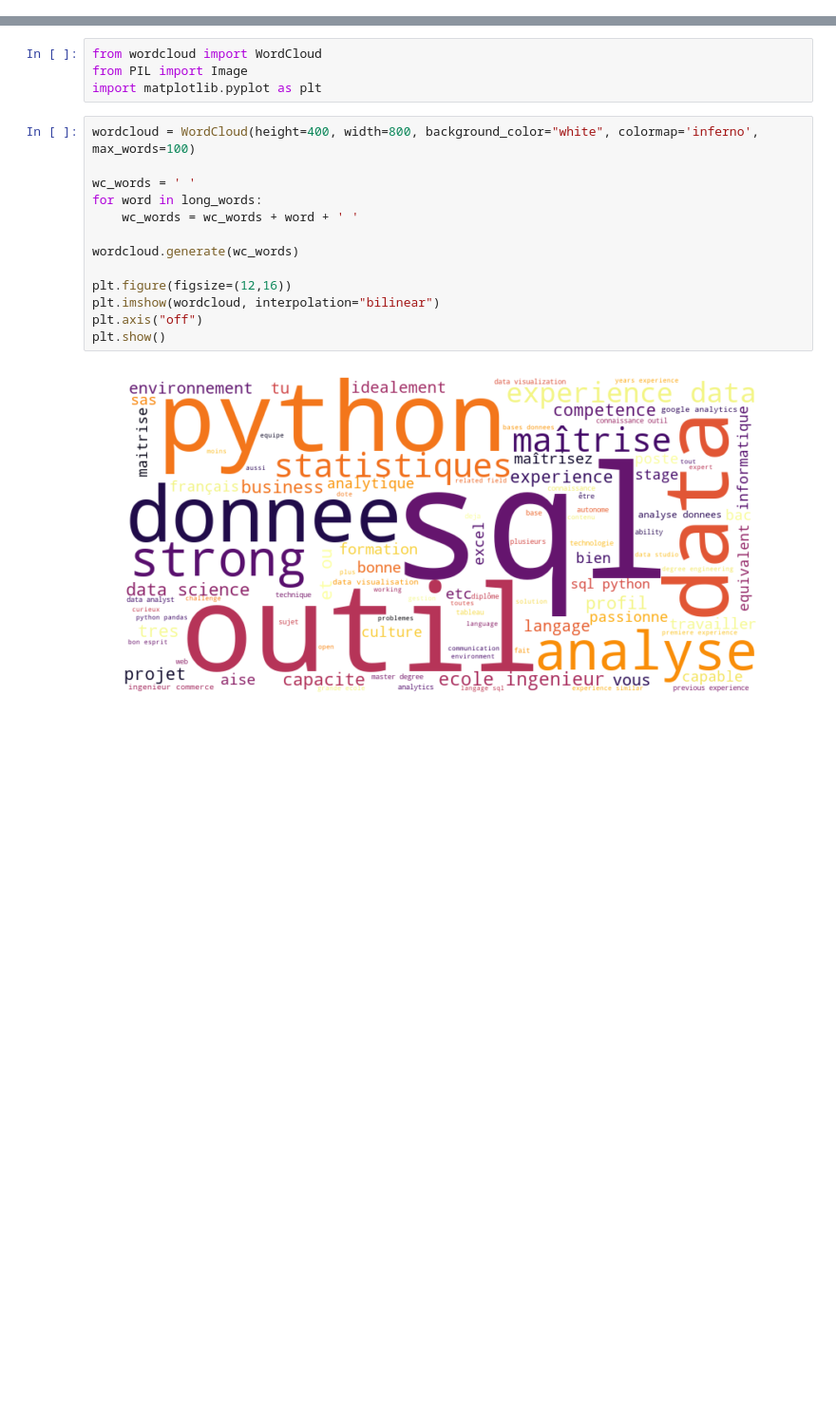
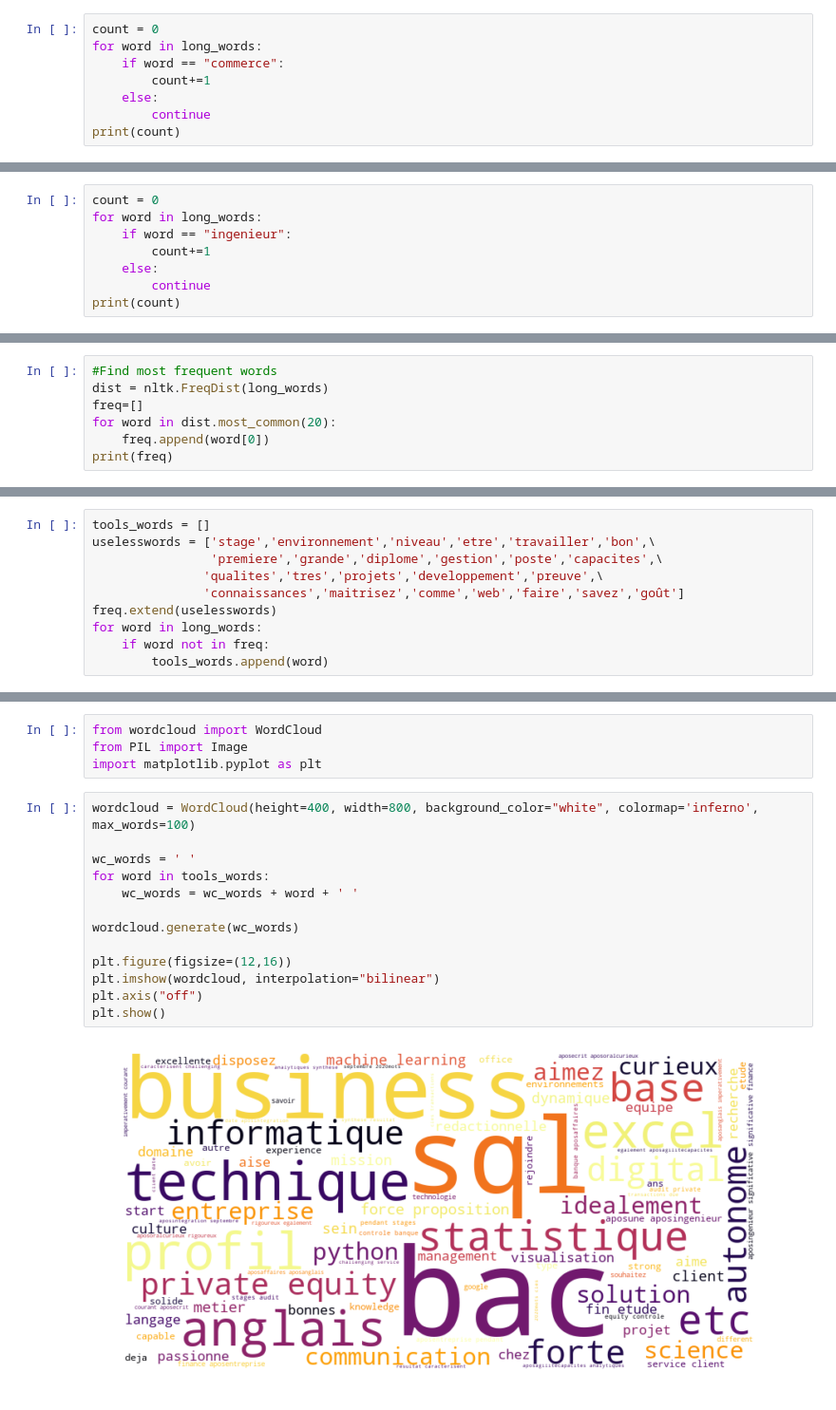
Before and after one commit to alexandre-minydetornaco/Linkedin_Bot, a Jupyter notebook: NLP.ipynb, the cells around one changed output, grey strips where cells are left out. Shown at 95% size. Cells and saved outputs as stored; diff of their text form; blank space fills up the shorter version.

```diff
--- a/NLP.ipynb
+++ b/NLP.ipynb
@@ -113,0 +87,8 @@ print(len(long_words))
+# %%
+count = 0
+for word in long_words:
+    if word == "commerce":
+        count+=1
+    else:
+        continue
+print(count)
@@ -113,0 +97,8 @@ print(len(long_words))
+# %%
+count = 0
+for word in long_words:
+    if word == "ingenieur":
+        count+=1
+    else:
+        continue
+print(count)
@@ -113,0 +109,7 @@ print(len(long_words))
+# %%
+#Find most frequent words
+dist = nltk.FreqDist(long_words)
+freq=[]
+for word in dist.most_common(20):
+    freq.append(word[0])
+print(freq)
@@ -113,0 +118,10 @@ print(len(long_words))
+# %%
+tools_words = []
+uselesswords = ['stage','environnement','niveau','etre','travailler','bon',\
+                'premiere','grande','diplome','gestion','poste','capacites',\
+               'qualites','tres','projets','developpement','preuve',\
+               'connaissances','maitrisez','comme','web','faire','savez','goût']
+freq.extend(uselesswords)
+for word in long_words:
+    if word not in freq:
+        tools_words.append(word)
@@ -120,15 +138,15 @@ import matplotlib.pyplot as plt
 # %%
 wordcloud = WordCloud(height=400, width=800, background_color="white", colormap='inferno', max_words=100)
 
 wc_words = ' '
-for word in long_words:
+for word in tools_words:
     wc_words = wc_words + word + ' '
 
 wordcloud.generate(wc_words)
 
 plt.figure(figsize=(12,16))
 plt.imshow(wordcloud, interpolation="bilinear")
 plt.axis("off")
 plt.show()
 # %% [output]
-[figure, old version]
+[figure, new version]
```
Also changed, not shown: parts of 17 cells of this notebook, 3 other files.
